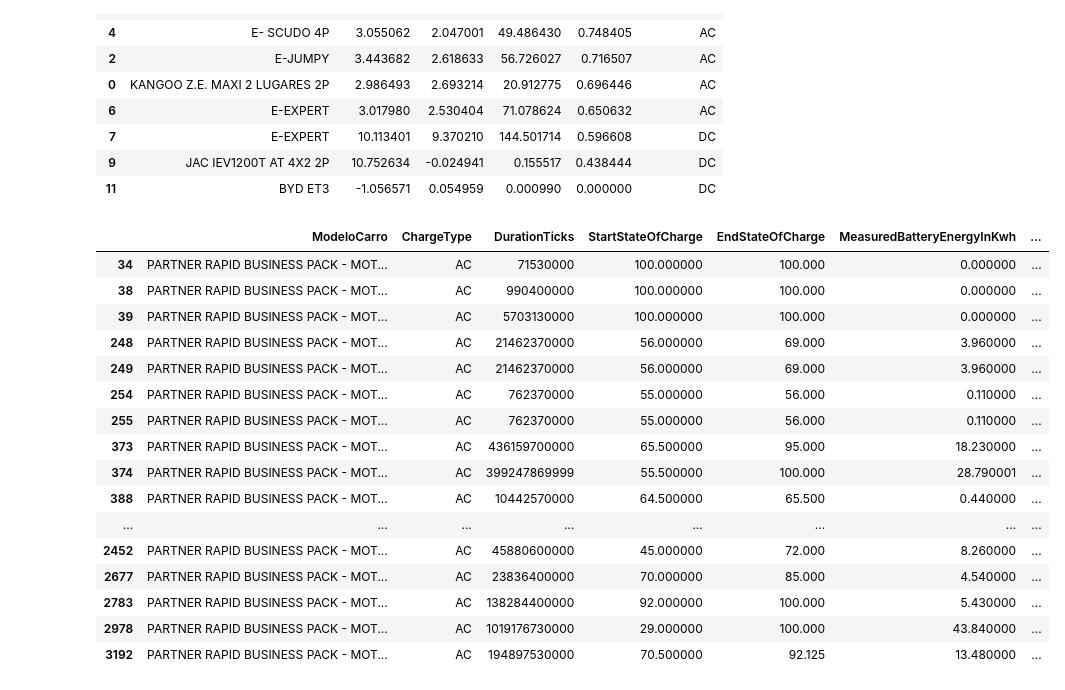
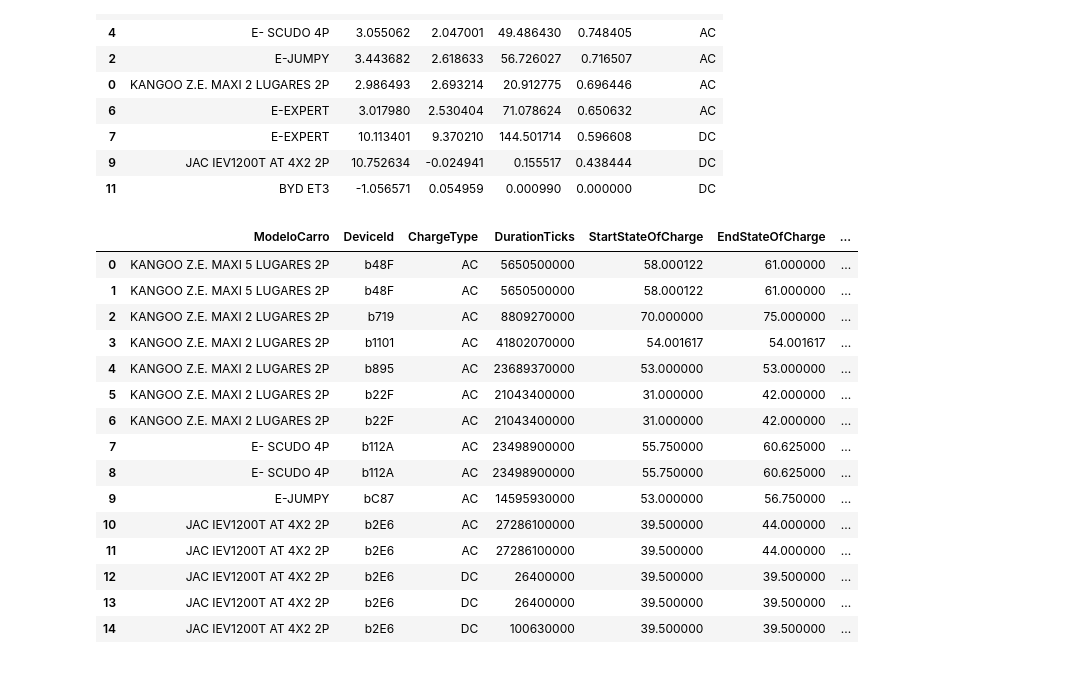
Before and after one commit to LGM9797/Tech-Challenge-3, a Jupyter notebook: Carregamento.ipynb, the cells around one changed output. Saved outputs shown, nothing was run; the diff lists cells and outputs as text; code cells hidden in the pictures.

```diff
--- a/Carregamento.ipynb
+++ b/Carregamento.ipynb
@@ -28,7 +26,7 @@ warnings.filterwarnings('ignore')
 
 # Criando colunas e filtrando o df
 
-colunas_objetivas = ['ModeloCarro','ChargeType','DurationTicks','StartStateOfCharge','EndStateOfCharge','MeasuredBatteryEnergyInKwh','PeakPowerKw']
+colunas_objetivas = ['ModeloCarro','DeviceId','ChargeType','DurationTicks','StartStateOfCharge','EndStateOfCharge','MeasuredBatteryEnergyInKwh','PeakPowerKw']
 df_recharge_filter = df_recharge[colunas_objetivas]
 df_recharge_filter['DeltaSOC'] = 100 - df_recharge_filter['StartStateOfCharge']
 df_recharge_filter['DurationHours'] = df_recharge_filter['DurationTicks'] / 36000000000
@@ -256,14 +246,7 @@ df_recharge_IEV1200T = df_recharge_filter[ (df_recharge_filter['ModeloCarro'] ==
 df_recharge_BYDET3 = df_recharge_filter[ (df_recharge_filter['ModeloCarro'] == 'BYD ET3' ) ]
 # %%
 def remover_outliers(df):
-    """
-    Remove outliers de todas as colunas numéricas de um DataFrame usando o método IQR.
 
-    Parâmetros:
-    df (pd.DataFrame): DataFrame que contém os dados.
-
-    A função modifica o DataFrame original removendo as linhas que contêm outliers em qualquer coluna numérica.
-    """
     # Filtrar apenas as colunas numéricas do DataFrame
     df_numerico = df.select_dtypes(include=['number'])
 
@@ -486,7 +469,7 @@ def aplicar_regressao(df, metricas_regressao, coluna_X, coluna_modelo, coluna_ch
     """
     # Inicializar as novas colunas
     df['valor_predito'] = -65536
-    df['confiança'] = -65536
+    df['confianca'] = -65536
 
     # Iterar sobre cada linha do DataFrame
     for index, row in df.iterrows():
@@ -520,7 +503,7 @@ def aplicar_regressao(df, metricas_regressao, coluna_X, coluna_modelo, coluna_ch
 
 df_recharge_sample = 'ChargeEvents_18_09.csv'
 df_recharge_sample = pd.read_csv(df_recharge_sample)
-colunas_objetivas = ['ModeloCarro','ChargeType','DurationTicks','StartStateOfCharge','EndStateOfCharge','MeasuredBatteryEnergyInKwh','PeakPowerKw']
+colunas_objetivas = ['ModeloCarro','DeviceId','ChargeType','DurationTicks','StartStateOfCharge','EndStateOfCharge','MeasuredBatteryEnergyInKwh','PeakPowerKw']
 df_recharge_sample = df_recharge_sample[colunas_objetivas]
 df_recharge_sample['DeltaSOC'] = 100 - df_recharge_sample['StartStateOfCharge']
 df_recharge_sample['DurationHours'] = df_recharge_sample['DurationTicks'] / 36000000000
@@ -533,22 +516,22 @@ df_resultado = aplicar_regressao(df_recharge_sample, metricas_regressao, 'Durati
 # %%
 # Exibir o DataFrame
 
-df_resultado.loc[(df_resultado['ModeloCarro'] == 'PARTNER RAPID BUSINESS PACK - MOTOR 1.4') ]
+#df_resultado.loc[(df_resultado['ModeloCarro'] == 'PARTNER RAPID BUSINESS PACK - MOTOR 1.4') ]
+df_resultado.head(15)
 # %% [output]
-|  | ModeloCarro | ChargeType | DurationTicks | StartStateOfCharge | EndStateOfCharge | MeasuredBatteryEnergyInKwh | ... |
-| 34 | PARTNER RAPID BUSINESS PACK - MOT... | AC | 71530000 | 100.000000 | 100.000 | 0.000000 | ... |
-| 38 | PARTNER RAPID BUSINESS PACK - MOT... | AC | 990400000 | 100.000000 | 100.000 | 0.000000 | ... |
-| 39 | PARTNER RAPID BUSINESS PACK - MOT... | AC | 5703130000 | 100.000000 | 100.000 | 0.000000 | ... |
-| 248 | PARTNER RAPID BUSINESS PACK - MOT... | AC | 21462370000 | 56.000000 | 69.000 | 3.960000 | ... |
-| 249 | PARTNER RAPID BUSINESS PACK - MOT... | AC | 21462370000 | 56.000000 | 69.000 | 3.960000 | ... |
-| 254 | PARTNER RAPID BUSINESS PACK - MOT... | AC | 762370000 | 55.000000 | 56.000 | 0.110000 | ... |
-| 255 | PARTNER RAPID BUSINESS PACK - MOT... | AC | 762370000 | 55.000000 | 56.000 | 0.110000 | ... |
-| 373 | PARTNER RAPID BUSINESS PACK - MOT... | AC | 436159700000 | 65.500000 | 95.000 | 18.230000 | ... |
-| 374 | PARTNER RAPID BUSINESS PACK - MOT... | AC | 399247869999 | 55.500000 | 100.000 | 28.790001 | ... |
-| 388 | PARTNER RAPID BUSINESS PACK - MOT... | AC | 10442570000 | 64.500000 | 65.500 | 0.440000 | ... |
-| ... | ... | ... | ... | ... | ... | ... | ... |
-| 2452 | PARTNER RAPID BUSINESS PACK - MOT... | AC | 45880600000 | 45.000000 | 72.000 | 8.260000 | ... |
-| 2677 | PARTNER RAPID BUSINESS PACK - MOT... | AC | 23836400000 | 70.000000 | 85.000 | 4.540000 | ... |
-| 2783 | PARTNER RAPID BUSINESS PACK - MOT... | AC | 138284400000 | 92.000000 | 100.000 | 5.430000 | ... |
-| 2978 | PARTNER RAPID BUSINESS PACK - MOT... | AC | 1019176730000 | 29.000000 | 100.000 | 43.840000 | ... |
-| 3192 | PARTNER RAPID BUSINESS PACK - MOT... | AC | 194897530000 | 70.500000 | 92.125 | 13.480000 | ... |
+|  | ModeloCarro | DeviceId | ChargeType | DurationTicks | StartStateOfCharge | EndStateOfCharge | ... |
+| 0 | KANGOO Z.E. MAXI 5 LUGARES 2P | b48F | AC | 5650500000 | 58.000122 | 61.000000 | ... |
+| 1 | KANGOO Z.E. MAXI 5 LUGARES 2P | b48F | AC | 5650500000 | 58.000122 | 61.000000 | ... |
+| 2 | KANGOO Z.E. MAXI 2 LUGARES 2P | b719 | AC | 8809270000 | 70.000000 | 75.000000 | ... |
+| 3 | KANGOO Z.E. MAXI 2 LUGARES 2P | b1101 | AC | 41802070000 | 54.001617 | 54.001617 | ... |
+| 4 | KANGOO Z.E. MAXI 2 LUGARES 2P | b895 | AC | 23689370000 | 53.000000 | 53.000000 | ... |
+| 5 | KANGOO Z.E. MAXI 2 LUGARES 2P | b22F | AC | 21043400000 | 31.000000 | 42.000000 | ... |
+| 6 | KANGOO Z.E. MAXI 2 LUGARES 2P | b22F | AC | 21043400000 | 31.000000 | 42.000000 | ... |
+| 7 | E- SCUDO 4P | b112A | AC | 23498900000 | 55.750000 | 60.625000 | ... |
+| 8 | E- SCUDO 4P | b112A | AC | 23498900000 | 55.750000 | 60.625000 | ... |
+| 9 | E-JUMPY | bC87 | AC | 14595930000 | 53.000000 | 56.750000 | ... |
+| 10 | JAC IEV1200T AT 4X2 2P | b2E6 | AC | 27286100000 | 39.500000 | 44.000000 | ... |
+| 11 | JAC IEV1200T AT 4X2 2P | b2E6 | AC | 27286100000 | 39.500000 | 44.000000 | ... |
+| 12 | JAC IEV1200T AT 4X2 2P | b2E6 | DC | 26400000 | 39.500000 | 39.500000 | ... |
+| 13 | JAC IEV1200T AT 4X2 2P | b2E6 | DC | 26400000 | 39.500000 | 39.500000 | ... |
+| 14 | JAC IEV1200T AT 4X2 2P | b2E6 | DC | 100630000 | 39.500000 | 39.500000 | ... |
```
Also changed, not shown: parts of 5 cells of this notebook, 5 other files.
